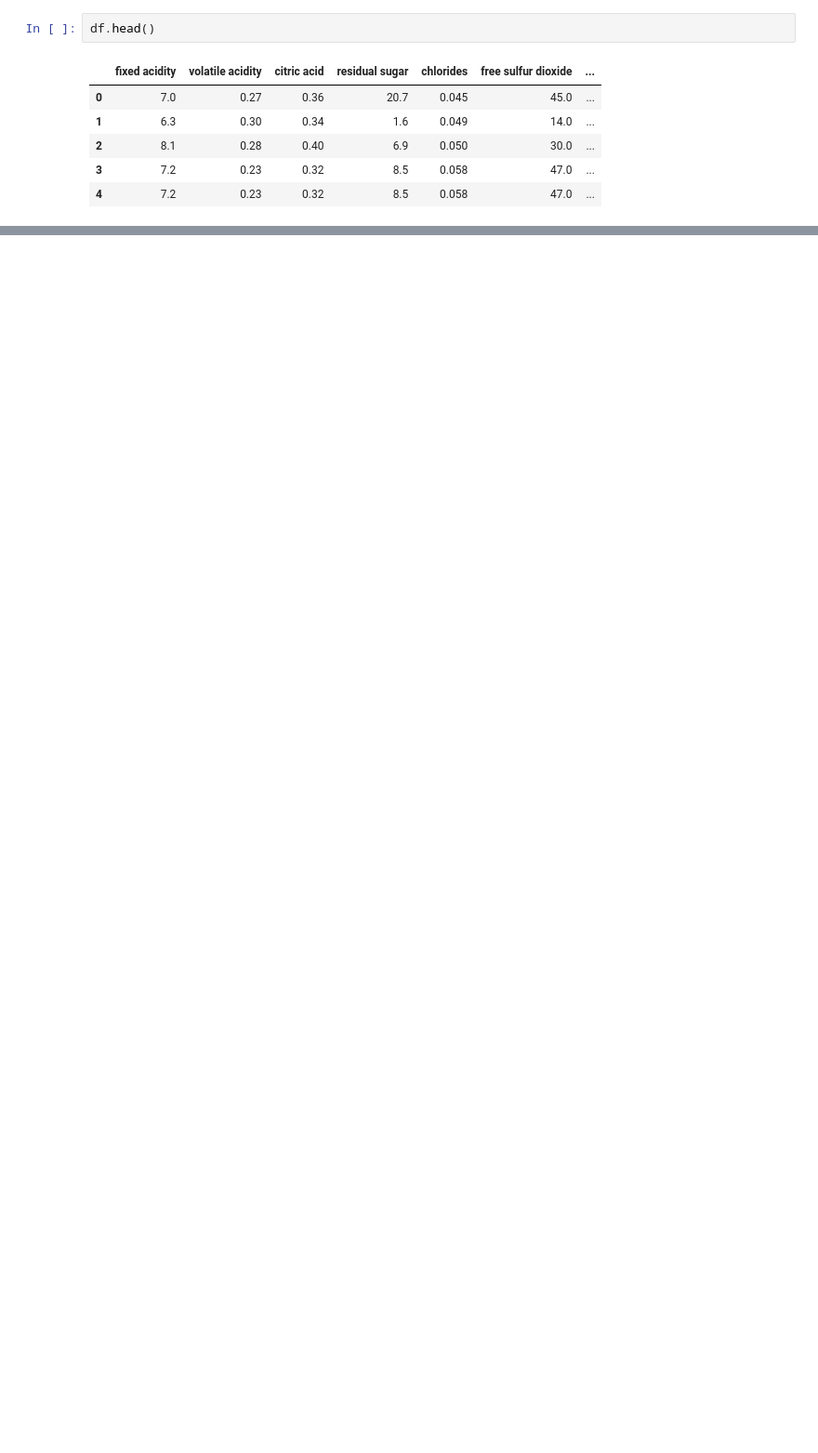
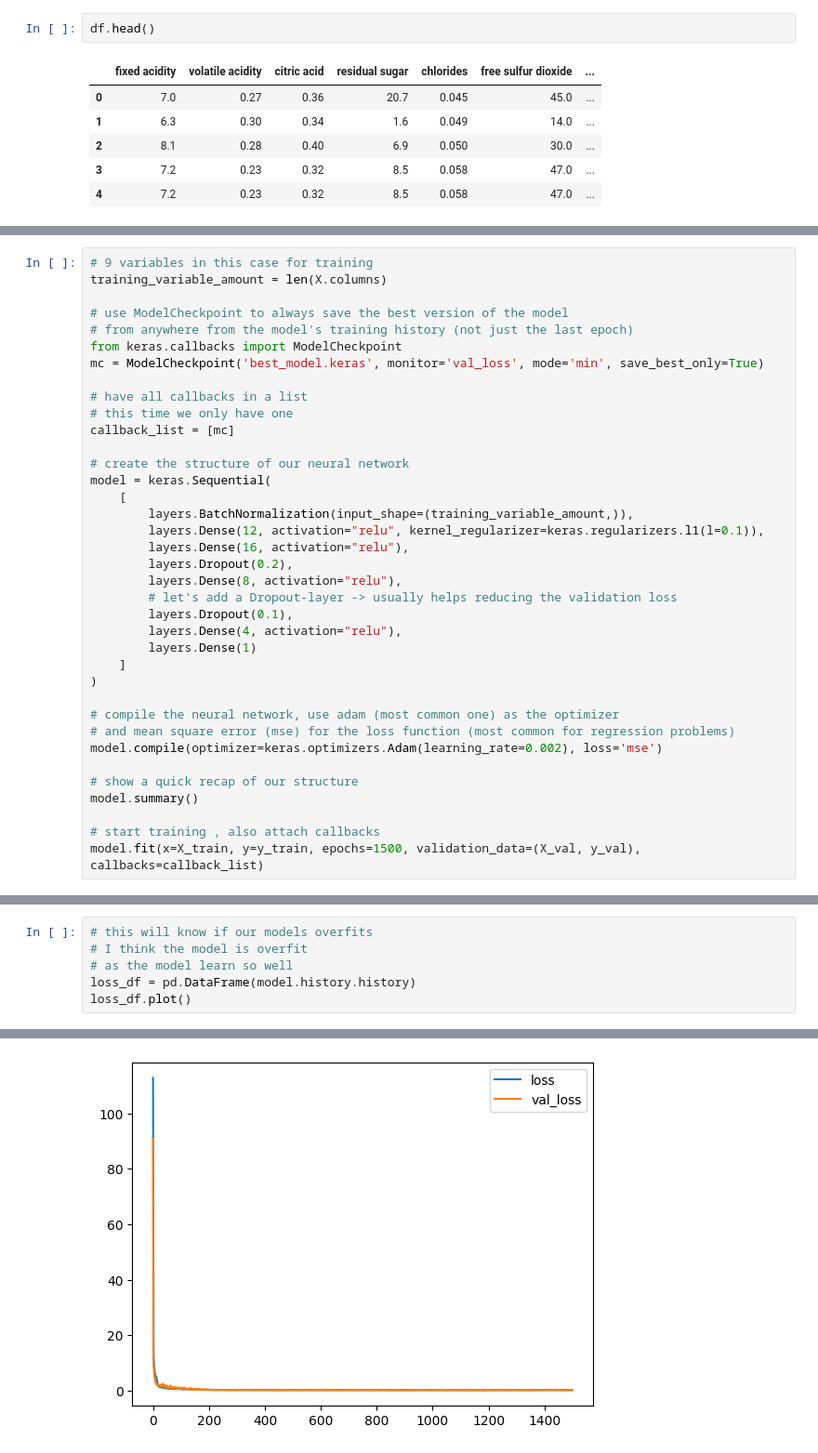
Before and after one commit to adewunmi2/DeepLearningSpringNew2024, a Jupyter notebook: Exercise1_ann_regression.ipynb, the cells around one changed output, grey strips where cells are left out. Shown at 93% size. Saved outputs shown, nothing was run; the diff lists cells and outputs as text; blank space fills up the shorter version.

```diff
--- a/Exercise1_ann_regression.ipynb
+++ b/Exercise1_ann_regression.ipynb
@@ -43,0 +183,37 @@ df.head()
+# %%
+# 9 variables in this case for training
+training_variable_amount = len(X.columns)
+
+# use ModelCheckpoint to always save the best version of the model
+# from anywhere from the model's training history (not just the last epoch)
+from keras.callbacks import ModelCheckpoint
+mc = ModelCheckpoint('best_model.keras', monitor='val_loss', mode='min', save_best_only=True)
+
+# have all callbacks in a list
+# this time we only have one
+callback_list = [mc]
+
+# create the structure of our neural network
+model = keras.Sequential(
+    [
+        layers.BatchNormalization(input_shape=(training_variable_amount,)),
+        layers.Dense(12, activation="relu", kernel_regularizer=keras.regularizers.l1(l=0.1)),
+        layers.Dense(16, activation="relu"),
+        layers.Dropout(0.2),
+        layers.Dense(8, activation="relu"),
+        # let's add a Dropout-layer -> usually helps reducing the validation loss
+        layers.Dropout(0.1),
+        layers.Dense(4, activation="relu"),
+        layers.Dense(1)
+    ]
+)
+
+# compile the neural network, use adam (most common one) as the optimizer
+# and mean square error (mse) for the loss function (most common for regression problems)
+model.compile(optimizer=keras.optimizers.Adam(learning_rate=0.002), loss='mse')
+
+# show a quick recap of our structure
+model.summary()
+
+# start training , also attach callbacks
+model.fit(x=X_train, y=y_train, epochs=1500, validation_data=(X_val, y_val), callbacks=callback_list)
@@ -43,0 +308,7 @@ df.head()
+# %%
+# this will know if our models overfits
+# I think the model is overfit
+# as the model learn so well
+loss_df = pd.DataFrame(model.history.history)
+loss_df.plot()
+# %% [output]
@@ -43,0 +316 @@ df.head()
+[figure, added]
```
Also changed, not shown: parts of 27 cells of this notebook.
